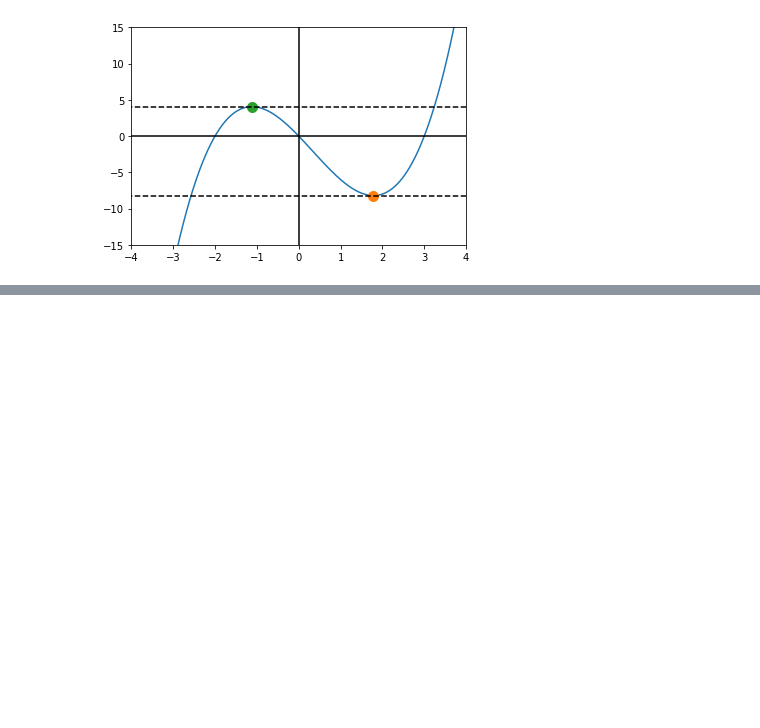
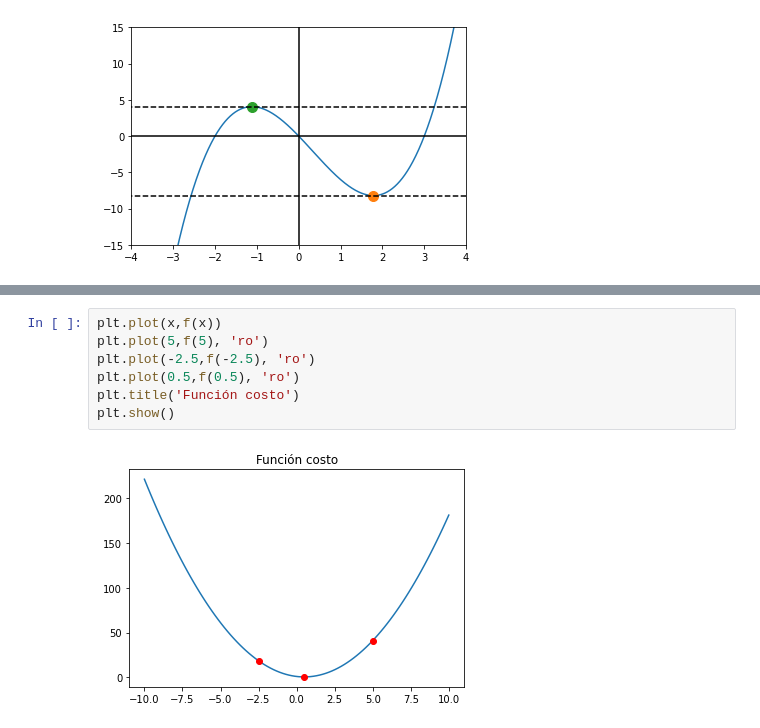
Before and after one commit to xalejandrow/calculus-and-algebra-with-python, a Jupyter notebook: lessons/09-derivatives-with-python.ipynb, the cells around one changed output, grey strips where cells are left out. Cells and saved outputs as stored; diff of their text form; blank space fills up the shorter version.

```diff
--- a/lessons/09-derivatives-with-python.ipynb
+++ b/lessons/09-derivatives-with-python.ipynb
@@ -208,0 +241,9 @@ tan_plot(a, b)
+# %%
+plt.plot(x,f(x))
+plt.plot(5,f(5), 'ro')
+plt.plot(-2.5,f(-2.5), 'ro')
+plt.plot(0.5,f(0.5), 'ro')
+plt.title('Función costo')
+plt.show()
+# %% [output]
+[figure, added]
```
Also changed, not shown: parts of 7 cells of this notebook.
